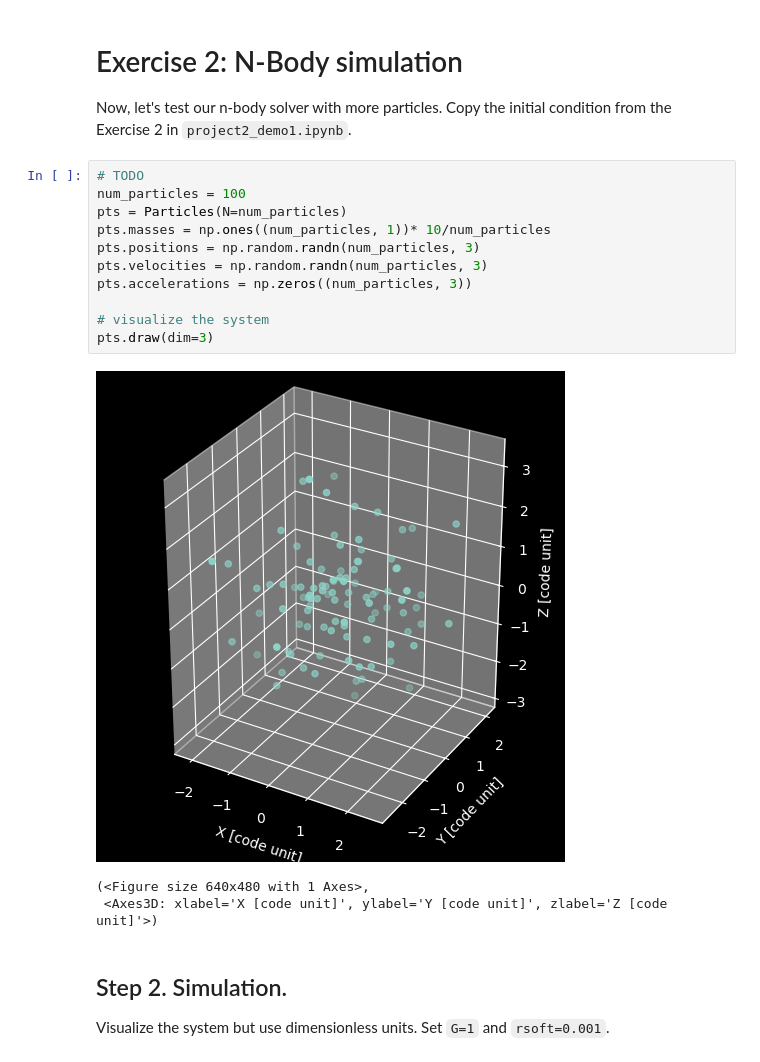
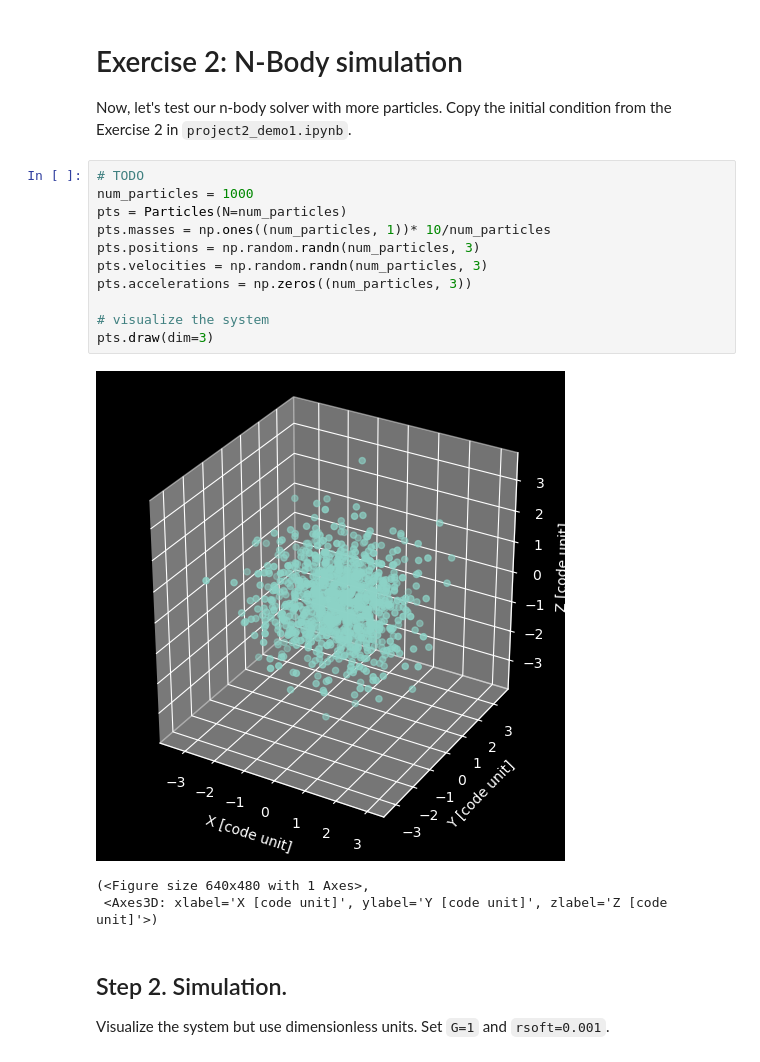
Before and after one commit to ricky4280/computationalPhysics-112, a Jupyter notebook: project2/project2_demo2.ipynb, the cells around one changed output. Cells and saved outputs as stored; diff of their text form.

```diff
--- a/project2/project2_demo2.ipynb
+++ b/project2/project2_demo2.ipynb
@@ -104,17 +104,17 @@ save_movie(fns, lengthscale=2*au,filename='nbody_earth_sun.mp4', fps=10)
 Now, let's test our n-body solver with more particles. Copy the initial condition from the Exercise 2 in `project2_demo1.ipynb`.
 # %%
 # TODO
-num_particles = 100
+num_particles = 1000
 pts = Particles(N=num_particles)
 pts.masses = np.ones((num_particles, 1))* 10/num_particles
 pts.positions = np.random.randn(num_particles, 3)
 pts.velocities = np.random.randn(num_particles, 3)
 pts.accelerations = np.zeros((num_particles, 3))
 
 # visualize the system
 pts.draw(dim=3)
 # %% [output]
-[figure, old version]
+[figure, new version]
 (<Figure size 640x480 with 1 Axes>,
  <Axes3D: xlabel='X [code unit]', ylabel='Y [code unit]', zlabel='Z [code unit]'>)
 # %% [markdown]
```
Also changed, not shown: parts of 5 cells of this notebook, 4 other files.
